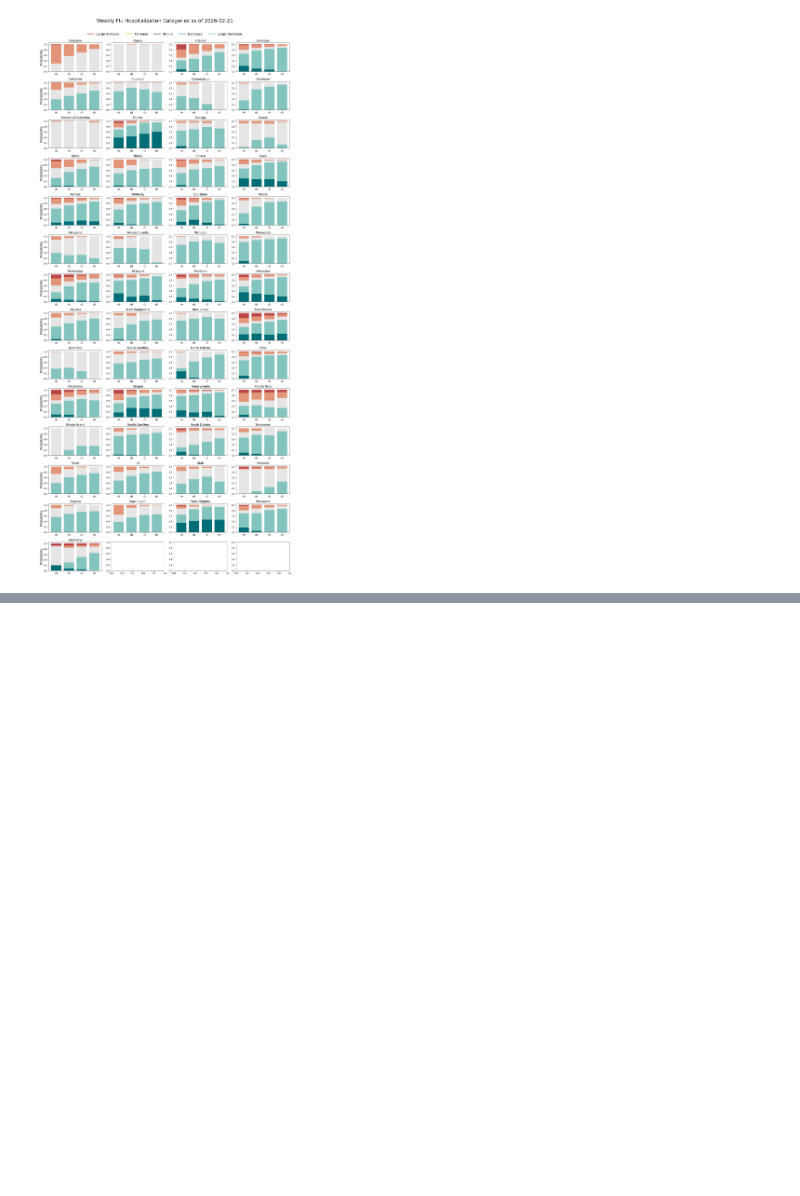
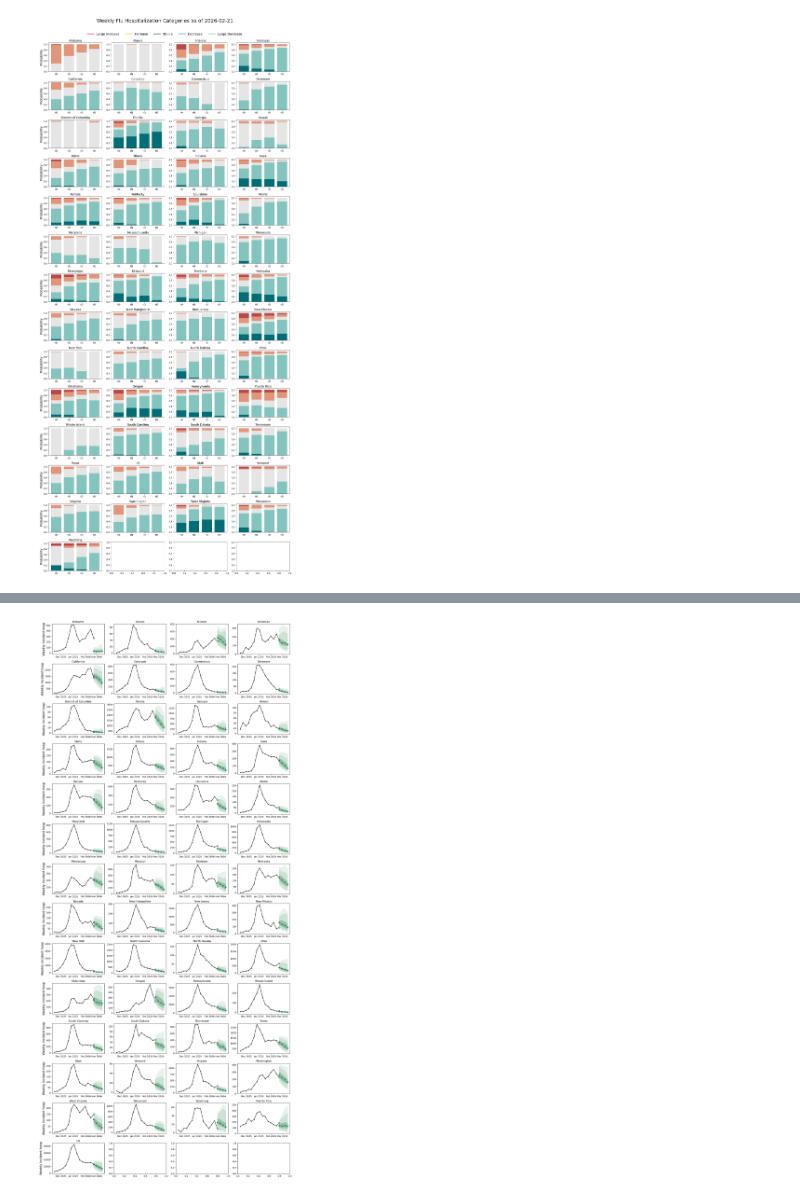
Before and after one commit to jessica-davis/epistorm-ensemble, a Jupyter notebook: epistorm-ensemble-submission.ipynb, the cells around one changed output, grey strips where cells are left out. Saved outputs shown, nothing was run; the diff lists cells and outputs as text; code cells hidden in the pictures; blank space fills up the shorter version.

```diff
--- a/epistorm-ensemble-submission.ipynb
+++ b/epistorm-ensemble-submission.ipynb
@@ -522,0 +525,82 @@ plt.show()
+# %%
+surv = pull_surveillance_data()
+
+locations = pd.read_csv('./locations.csv')
+#locations['location'] = locations['location'].apply(lambda x: '0' + x if x!='US' and int(x)<10 else x)
+surv = surv.merge(locations)
+
+date = '2026-02-21'
+preds = pd.read_csv(f'https://raw.githubusercontent.com/cdcepi/FluSight-forecast-hub/refs/heads/main/model-output/Epistorm-Ensemble_Flu/{date}-Epistorm-Ensemble_Flu.csv')
+
+fig, ax = plt.subplots(14,4,figsize = (16,2.5*14))
+
+intervals = [(0.01,0.99),(0.05,0.95),(0.25,0.75)]
+map_alpha = lambda interval_range: 0.5 * (1-interval_range) + 0.1
+color = 'seagreen'
+
+r = 0
+c = 0
+
+surv['date'] = pd.to_datetime(surv['date'])
+
+surv = surv.sort_values(by=['location_name','date'])
+for loc in preds.location.unique():
+    if c == 4:
+        c = 0
+        r+=1
+
+
+    d = surv[(surv.location==loc) & (surv.date>=pd.to_datetime('2025-11-15'))]
+    ax[r,c].plot(d.date,d['value'],'.-',color='k',label='Weekly incident hosp')
+
+    dfilt = d[d.date>=pd.to_datetime(date)]
+    ax[r,c].plot(dfilt.date,dfilt['value'],'o',mfc='w', mec='k')
+
+    last_week = (pd.to_datetime(date) - timedelta(days=7)).strftime("%Y-%m-%d")
+
+   # surv_old = pd.read_csv(f'https://raw.githubusercontent.com/cdcepi/FluSight-forecast-hub/refs/heads/main/auxiliary-data/target-data-archive/target-hospital-admissions_{last_week}.csv')
+    #surv_old['date'] = pd.to_datetime(surv_old['date'])
+    #d = surv_old[(surv_old.location==loc) & (surv_old.date>=pd.to_datetime('2025-11-01'))]
+    #ax[r,c].plot(d.date,d['value'],'-',color='gray',label='as_of forecast date')
+
+
+
+    predictions = Predictions(preds[(preds.location==loc) & (preds.horizon>=0) &\
+                                   (preds.target == 'wk inc flu hosp')], t_col='target_end_date',
+                              quantile_col='output_type_id', type_col='horizon')
+
+    predictions['output_type_id'] = predictions['output_type_id'].astype(float)
+
+    t = np.unique(predictions.get_t())
+    predictions['target_end_date'] = pd.to_datetime(predictions['target_end_date'])
+     #intervals
+    for interval in intervals:
+        q_low,q_upp = interval
+        interval_range = q_upp - q_low
+        alpha = map_alpha(interval_range)
+        pred_low = predictions.get_quantile(q_low, )
+        pred_upp = predictions.get_quantile(q_upp, )
+        ax[r,c].fill_between(predictions.target_end_date.unique(),pred_upp,pred_low, color=color, alpha=alpha,
+                               label=fr"PI {int(round(interval_range*100))} %")
+
+    pred_point = predictions.get_point()
+    if len(pred_point) > 0:
+        ax[r,c].plot(predictions.target_end_date.unique(),pred_point,'-o',color=color)
+
+
+    set_date_axis_fmt(ax[r,c])
+
+    ax[r,c].set_title(locations[locations.location==loc].location_name.unique()[0], fontsize=12)
+
+
+    if c==0:
+        ax[r,c].set_ylabel('Weekly incident hosp', fontsize=14)
+
+    c+=1
+
+
+plt.tight_layout()
+plt.savefig(f'./submissions/retrospective_figs/Ensemble-forecast_{date}-with-history.pdf')
+plt.show()
+# %% [output]
+[figure, added]
```
Also changed, not shown: parts of 1 cell of this notebook, 2 other files.
